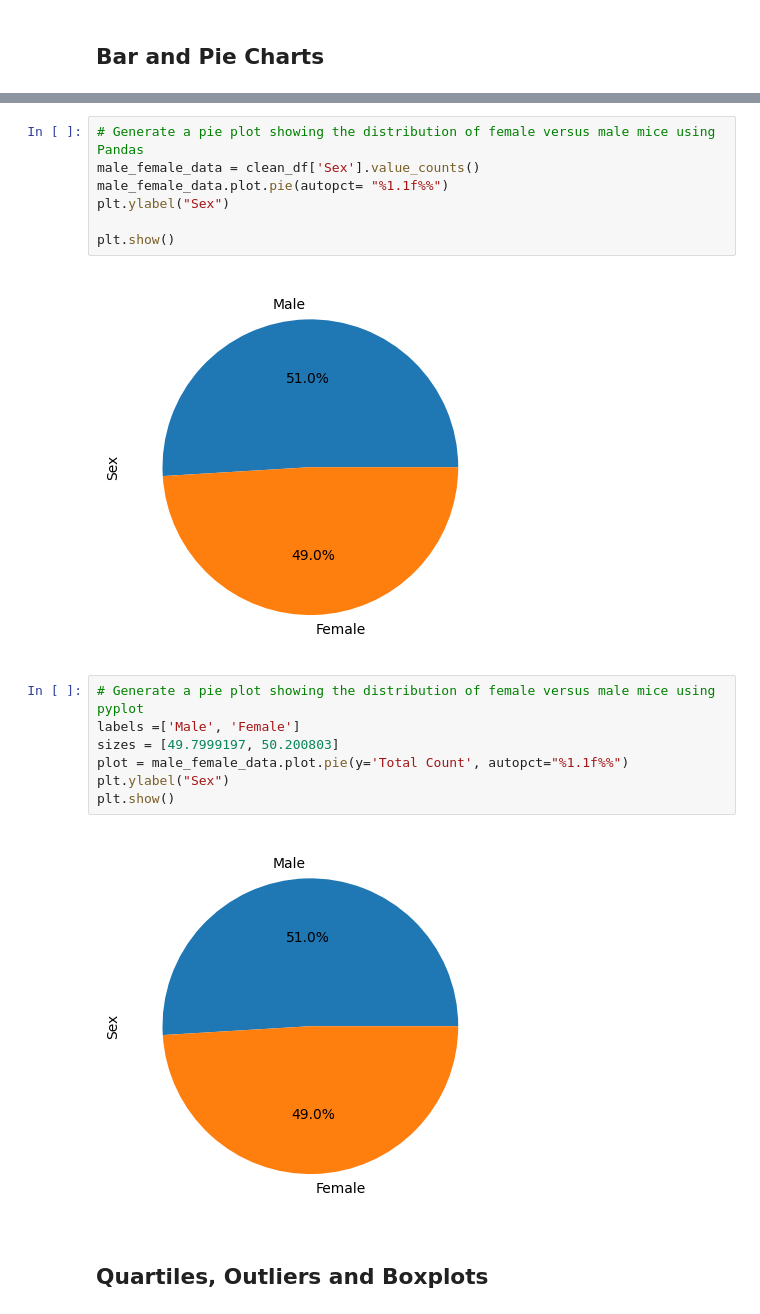
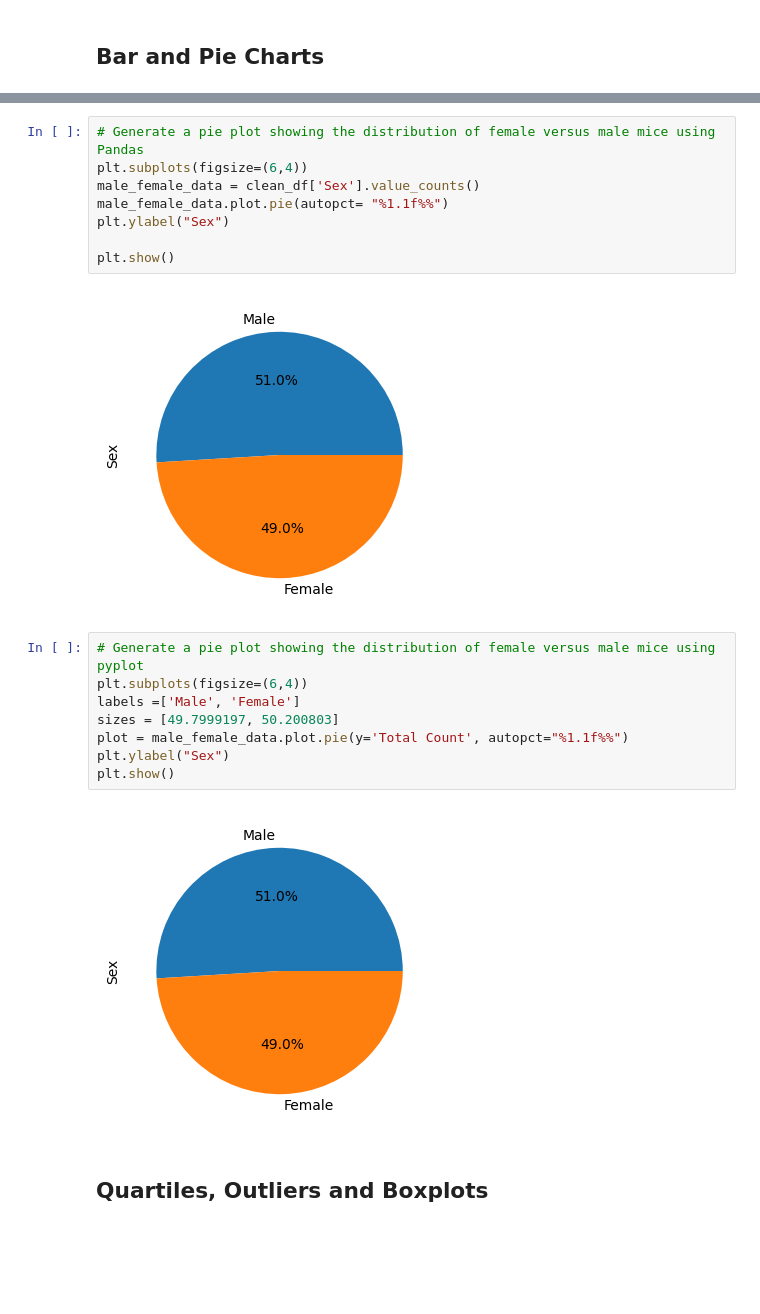
Before and after one commit to IRTakan/Matplotlib-Challenge, a Jupyter notebook: Pymaceuticals/pymaceuticals.ipynb, the cells around one changed output, grey strips where cells are left out. Saved outputs shown, nothing was run; the diff lists cells and outputs as text; blank space fills up the shorter version.

```diff
--- a/Pymaceuticals/pymaceuticals.ipynb
+++ b/Pymaceuticals/pymaceuticals.ipynb
@@ -177,21 +178,23 @@ plt.show()
 # %%
 # Generate a pie plot showing the distribution of female versus male mice using Pandas
+plt.subplots(figsize=(6,4))
 male_female_data = clean_df['Sex'].value_counts()
 male_female_data.plot.pie(autopct= "%1.1f%%")
 plt.ylabel("Sex")
 
 plt.show()
 # %% [output]
-[figure, old version]
+[figure, new version]
 # %%
 # Generate a pie plot showing the distribution of female versus male mice using pyplot
+plt.subplots(figsize=(6,4))
 labels =['Male', 'Female']
 sizes = [49.7999197, 50.200803]
 plot = male_female_data.plot.pie(y='Total Count', autopct="%1.1f%%")
 plt.ylabel("Sex")
 plt.show()
 # %% [output]
-[figure, old version]
+[figure, new version]
 # %% [markdown]
 ## Quartiles, Outliers and Boxplots
 # %%
```
Also changed, not shown: parts of 6 cells of this notebook.
